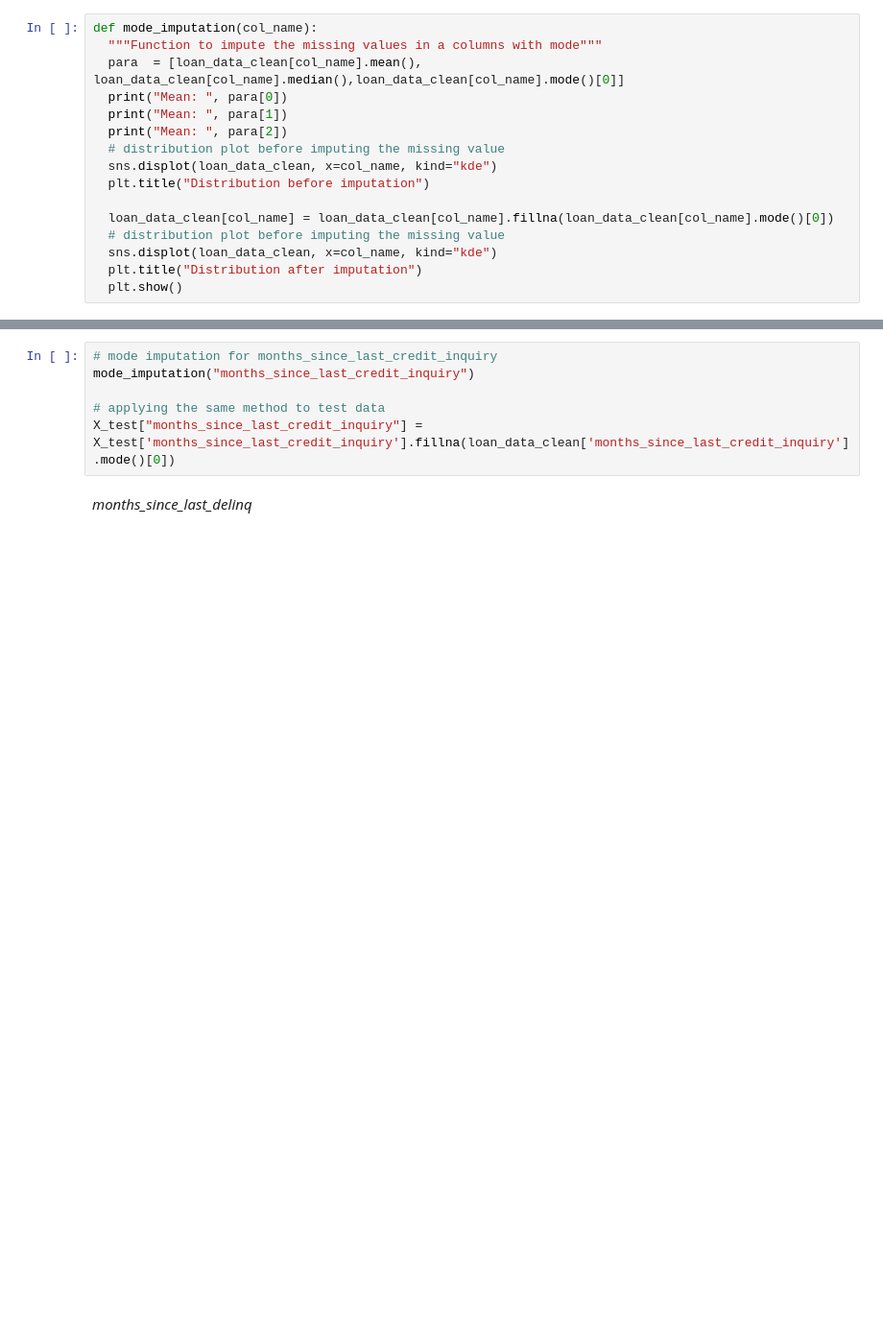
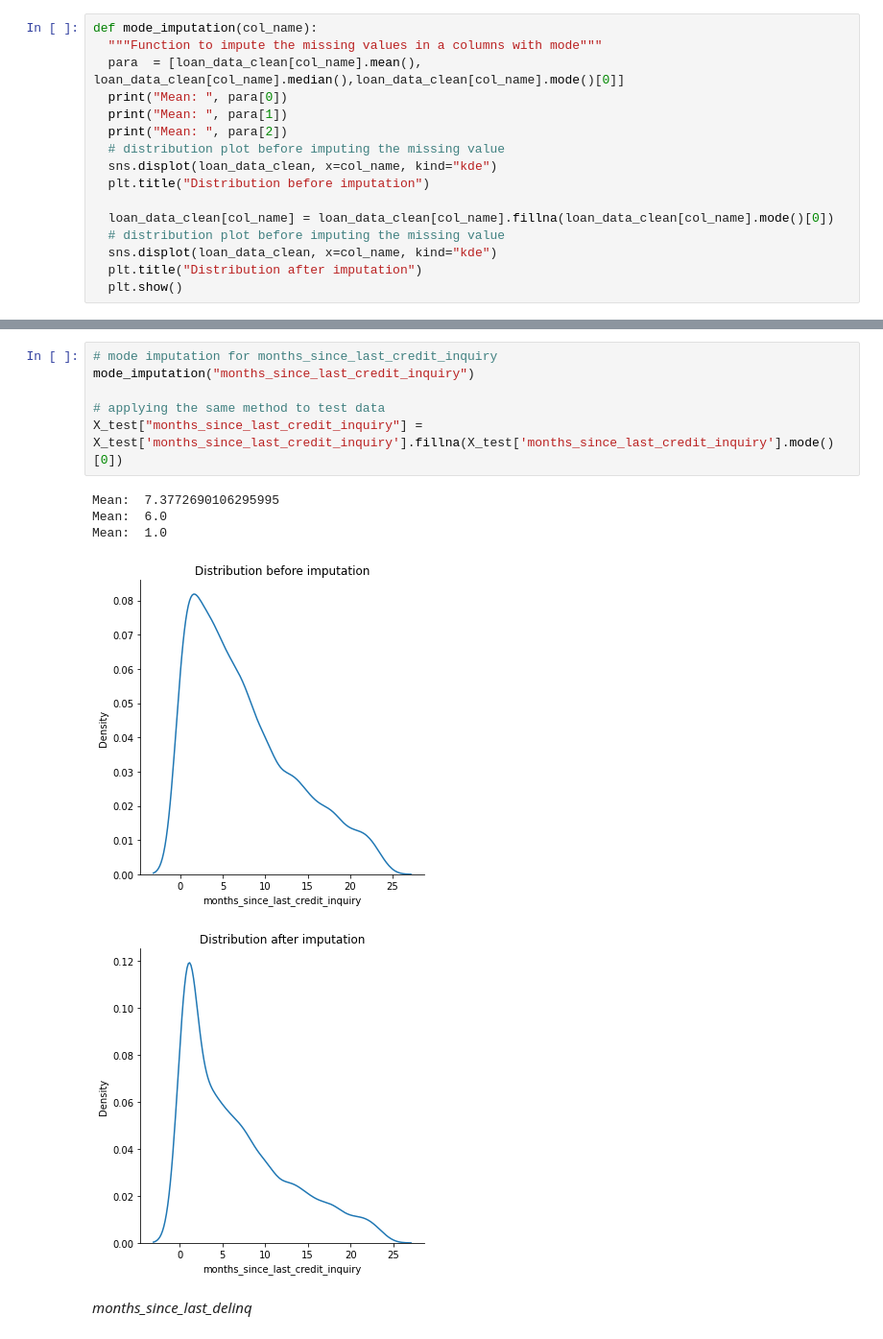
Before and after one commit to saishdesai23/Loan-Interest-Prediction, a Jupyter notebook: case_study_1_analysis.ipynb, the cells around one changed output, grey strips where cells are left out. Shown at 96% size. Cells and saved outputs as stored; diff of their text form; blank space fills up the shorter version.

```diff
--- a/case_study_1_analysis.ipynb
+++ b/case_study_1_analysis.ipynb
@@ -266,9 +336,15 @@ X_test["emp_length"] = X_test['emp_length'].fillna(loan_data_clean['emp_length']
 # %%
 # mode imputation for months_since_last_credit_inquiry
 mode_imputation("months_since_last_credit_inquiry")
 
 # applying the same method to test data
-X_test["months_since_last_credit_inquiry"] = X_test['months_since_last_credit_inquiry'].fillna(loan_data_clean['months_since_last_credit_inquiry'].mode()[0])
+X_test["months_since_last_credit_inquiry"] = X_test['months_since_last_credit_inquiry'].fillna(X_test['months_since_last_credit_inquiry'].mode()[0])
+# %% [output]
+Mean:  7.3772690106295995
+Mean:  6.0
+Mean:  1.0
+[figure, added]
+[figure, added]
 # %% [markdown]
 *months_since_last_delinq*
 # %%
```
Also changed, not shown: parts of 40 cells of this notebook.
